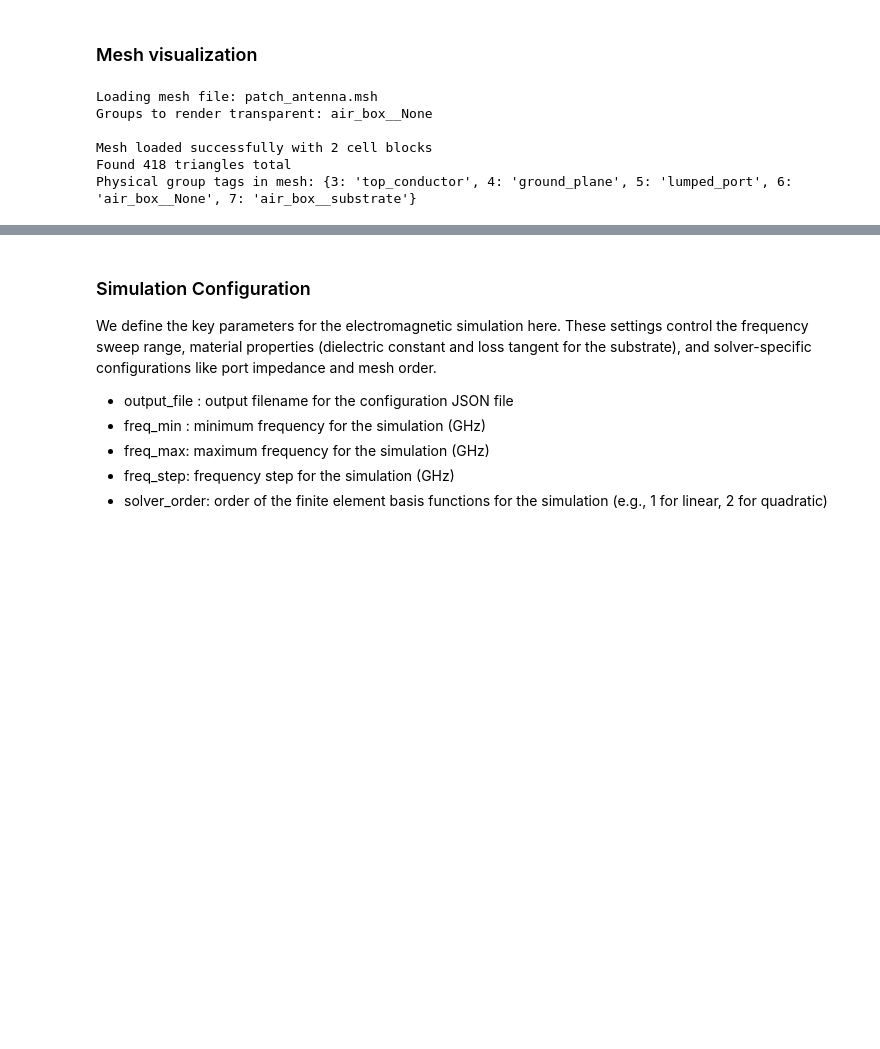
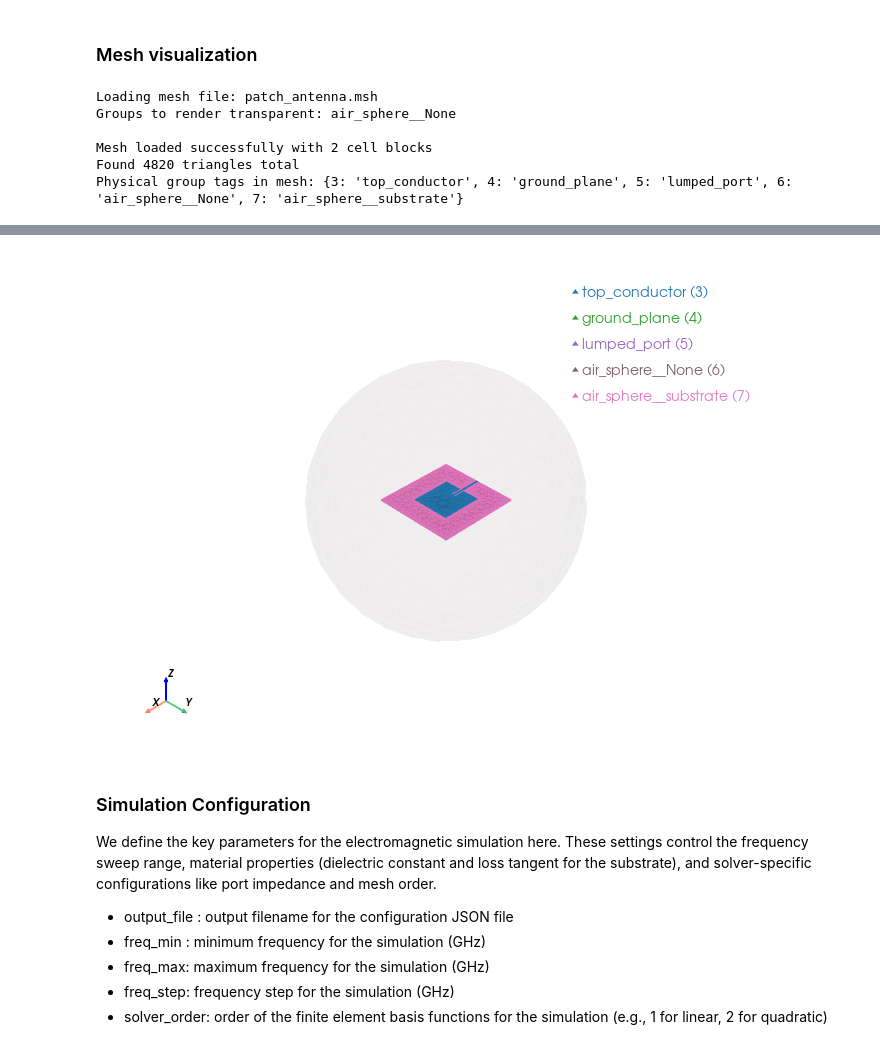
Before and after one commit to EpsilonForge/PalaceToolkit, a Jupyter notebook: docs/examples/patch_antenna.ipynb, the cells around one changed output, grey strips where cells are left out. Drawn from its saved outputs; the diff is of its cells as text; code cells hidden in the pictures; blank space fills up the shorter version.

```diff
--- a/docs/examples/patch_antenna.ipynb
+++ b/docs/examples/patch_antenna.ipynb
@@ -195,11 +164,11 @@ Warning : ------------------------------
 # %% [markdown]
 ### Mesh visualization
 # %%
-view_mesh(filename, transparent_groups= "air_box__None")
+view_mesh(filename, transparent_groups= "air_sphere__None")
 # %% [output]
 Loading mesh file: patch_antenna.msh
-Groups to render transparent: air_box__None
+Groups to render transparent: air_sphere__None
 
 Mesh loaded successfully with 2 cell blocks
-Found 418 triangles total
-Physical group tags in mesh: {3: 'top_conductor', 4: 'ground_plane', 5: 'lumped_port', 6: 'air_box__None', 7: 'air_box__substrate'}
+Found 4820 triangles total
+Physical group tags in mesh: {3: 'top_conductor', 4: 'ground_plane', 5: 'lumped_port', 6: 'air_sphere__None', 7: 'air_sphere__substrate'}
@@ -207,3 +175,4 @@ Physical group tags in mesh: {3: 'top_conductor', 4: 'ground_plane', 5: 'lumped_
+[figure, added]
 # %% [markdown]
 ### Simulation Configuration
 We define the key parameters for the electromagnetic simulation here. These settings control the frequency sweep range, material properties (dielectric constant and loss tangent for the substrate), and solver-specific configurations like port impedance and mesh order.
```
Also changed, not shown: parts of 16 cells of this notebook, 5 other files.
